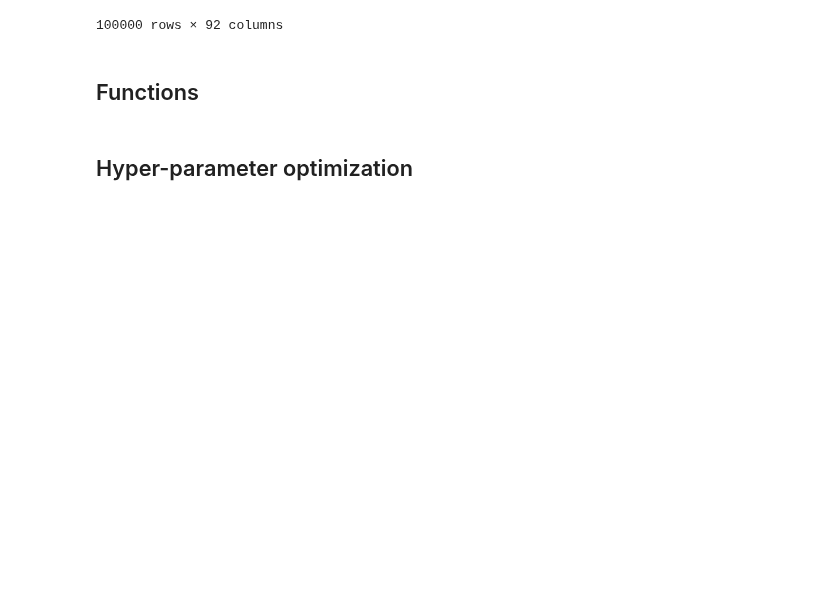
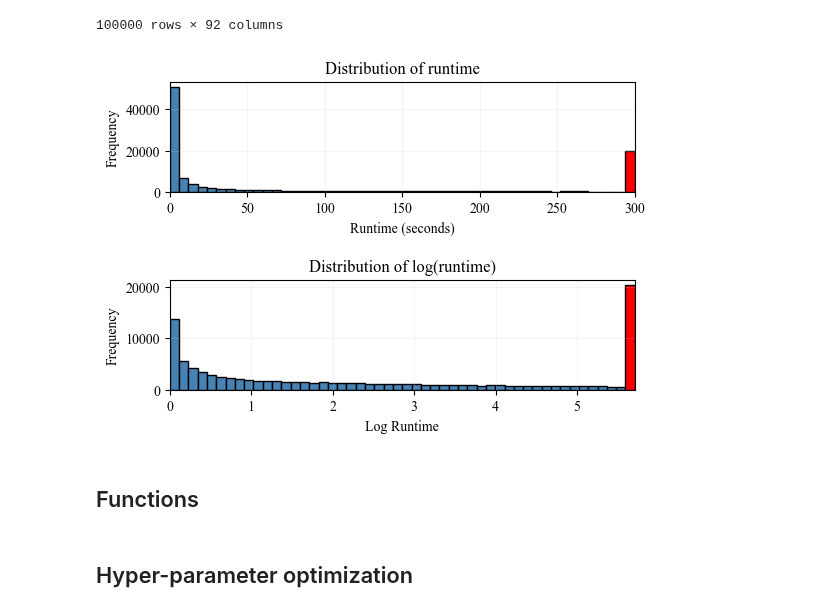
Before and after one commit to zakrzewow/raw-algorithm-portfolios, a Jupyter notebook: archive/phase1/comparison.ipynb, the cells around one changed output. Cells and saved outputs as stored; diff of their text form; code cells hidden in the pictures; blank space fills up the shorter version.

```diff
--- a/archive/phase1/comparison.ipynb
+++ b/archive/phase1/comparison.ipynb
@@ -57,6 +61,41 @@ df
 | 99998 | 2245205590089179674 | TSP/TRAIN/grid/019.tsp | grid | 17.23 | 2.903069 | 0.65 | 0.0 | ... |
 | 99999 | 85558984741464718 | TSP/TRAIN/grid/019.tsp | grid | 0.01 | 0.009950 | 0.90 | 1.0 | ... |
 100000 rows × 92 columns
+# %%
+fig, (ax1, ax2) = plt.subplots(2, 1, figsize=(6, 4))
+
+bins = 50
+n, bins_edges, patches = ax1.hist(
+    df["cost"],
+    bins=bins,
+    color="steelblue",
+    edgecolor="black",
+)
+
+patches[-1].set_facecolor('red')
+
+ax1.set_title('Distribution of runtime')
+ax1.set_xlabel('Runtime (seconds)')
+ax1.set_ylabel('Frequency')
+
+n2, bins_edges2, patches2 = ax2.hist(
+    df["log_cost"],
+    bins=50,
+    color="steelblue",
+    edgecolor="black",
+)
+
+patches2[-1].set_facecolor('red')
+
+ax2.set_title('Distribution of log(runtime)')
+ax2.set_xlabel('Log Runtime')
+ax2.set_ylabel('Frequency')
+
+plt.subplots_adjust(hspace=0.8)
+# plt.savefig("runtime_distribution.png", dpi=300, bbox_inches="tight")
+plt.show()
+# %% [output]
+[figure, added]
 # %% [markdown]
 ## Functions
 # %%
```
Also changed, not shown: parts of 18 cells of this notebook, 3 other files.
